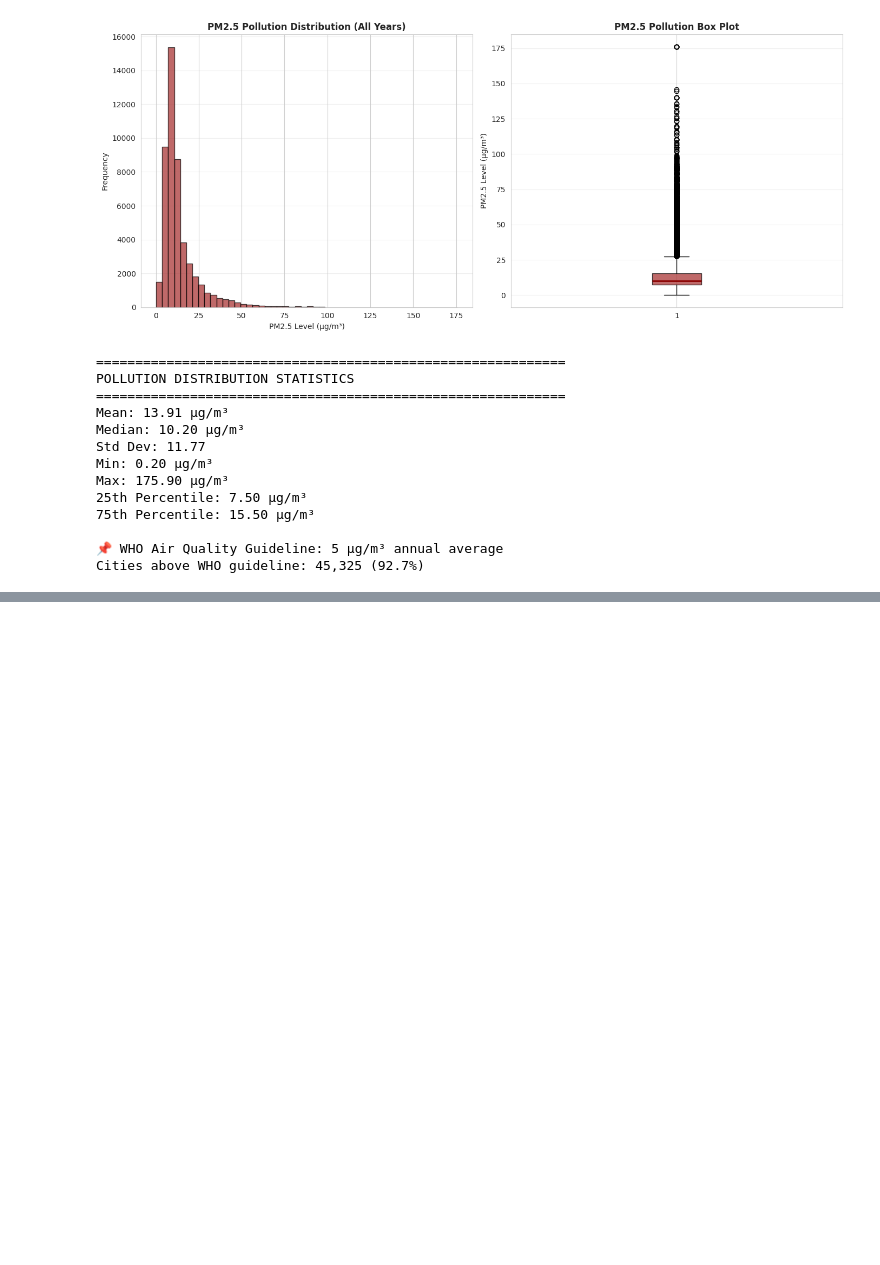
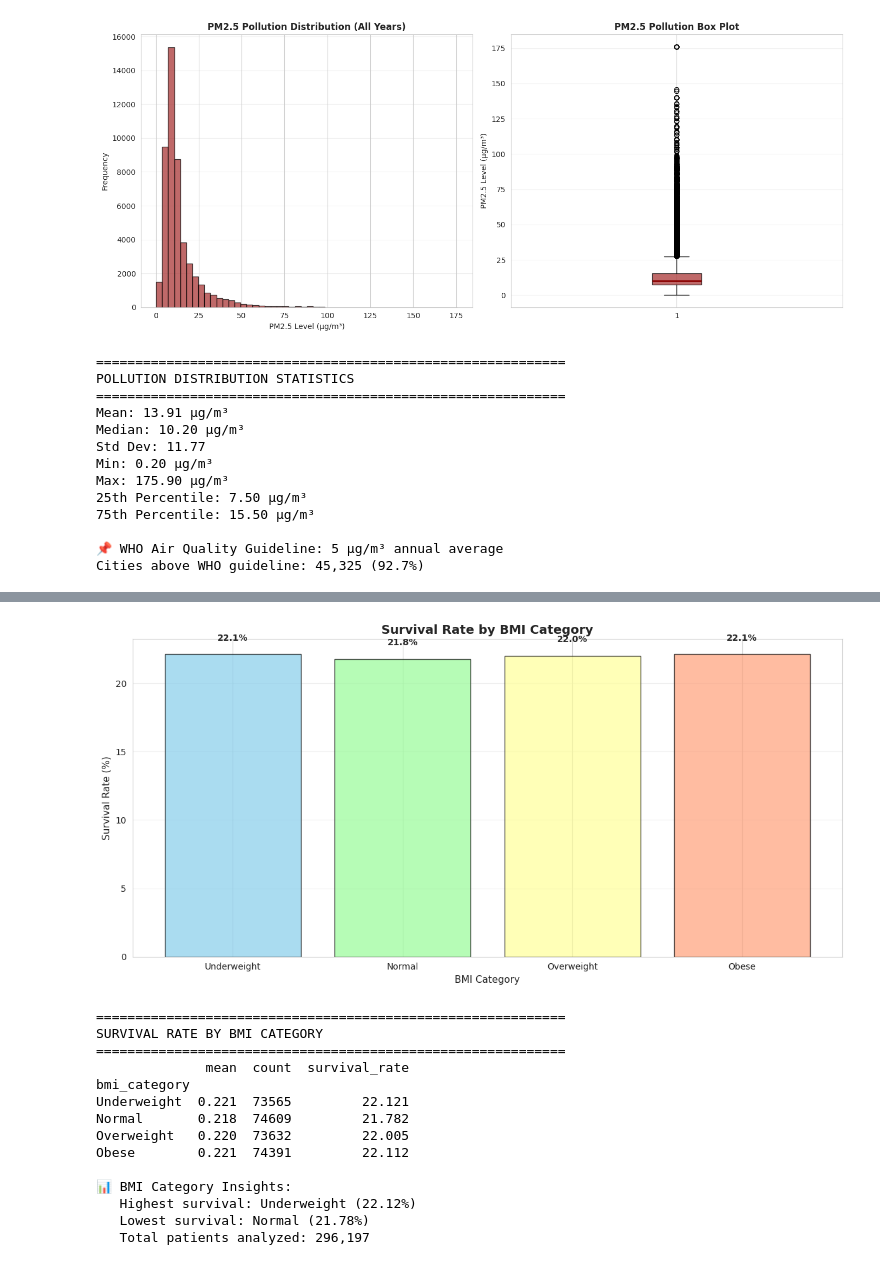
Before and after one commit to Sanaullah-Turab/global-lung-cancer-analysis, a Jupyter notebook: notebooks/LungCancer-Analysis.ipynb, the cells around one changed output, grey strips where cells are left out. Cells and saved outputs as stored; diff of their text form; code cells hidden in the pictures; blank space fills up the shorter version.

```diff
--- a/notebooks/LungCancer-Analysis.ipynb
+++ b/notebooks/LungCancer-Analysis.ipynb
@@ -1295,0 +1392,53 @@ Surgery                22.165  74341
+# %%
+# 10.6 Survival by BMI Categories
+# Create BMI categories from normalized BMI values
+df_medical['bmi_category'] = pd.cut(df_medical['bmi'],
+                                      bins=[0, 0.25, 0.5, 0.75, 1.0],
+                                      labels=['Underweight', 'Normal', 'Overweight', 'Obese'])
+
+bmi_survival = df_medical.groupby('bmi_category')['survived'].agg(['mean', 'count'])
+bmi_survival['survival_rate'] = bmi_survival['mean'] * 100
+
+plt.figure(figsize=(12, 6))
+colors_bmi = ['#87CEEB', '#98FB98', '#FFFF99', '#FFA07A']
+plt.bar(range(len(bmi_survival)), bmi_survival['survival_rate'],
+        color=colors_bmi, edgecolor='black', alpha=0.7)
+plt.xticks(range(len(bmi_survival)), bmi_survival.index, rotation=0)
+plt.title('Survival Rate by BMI Category', fontsize=14, fontweight='bold')
+plt.xlabel('BMI Category', fontsize=11)
+plt.ylabel('Survival Rate (%)', fontsize=11)
+plt.grid(axis='y', alpha=0.3)
+
+for i, v in enumerate(bmi_survival['survival_rate']):
+    plt.text(i, v + 1, f'{v:.1f}%', ha='center', fontweight='bold')
+
+plt.tight_layout()
+plt.show()
+
+print("\n" + "="*60)
+print("SURVIVAL RATE BY BMI CATEGORY")
+print("="*60)
+print(bmi_survival)
+
+print(f"\n📊 BMI Category Insights:")
+best_bmi = bmi_survival['survival_rate'].idxmax()
+worst_bmi = bmi_survival['survival_rate'].idxmin()
+print(f"   Highest survival: {best_bmi} ({bmi_survival.loc[best_bmi, 'survival_rate']:.2f}%)")
+print(f"   Lowest survival: {worst_bmi} ({bmi_survival.loc[worst_bmi, 'survival_rate']:.2f}%)")
+print(f"   Total patients analyzed: {bmi_survival['count'].sum():,}")
+# %% [output]
+[figure, added]
+============================================================
+SURVIVAL RATE BY BMI CATEGORY
+============================================================
+              mean  count  survival_rate
+bmi_category
+Underweight  0.221  73565         22.121
+Normal       0.218  74609         21.782
+Overweight   0.220  73632         22.005
+Obese        0.221  74391         22.112
+
+📊 BMI Category Insights:
+   Highest survival: Underweight (22.12%)
+   Lowest survival: Normal (21.78%)
+   Total patients analyzed: 296,197
```
Also changed, not shown: parts of 18 cells of this notebook.
